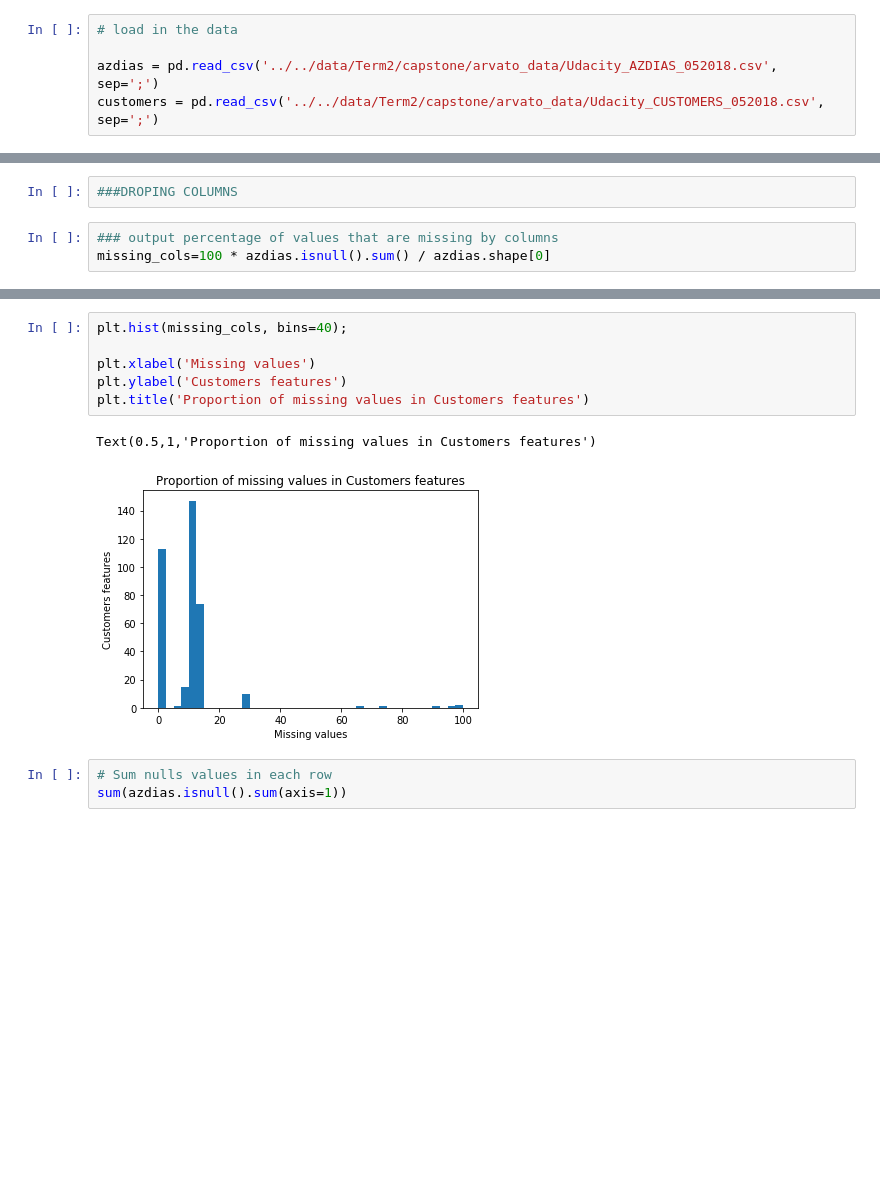
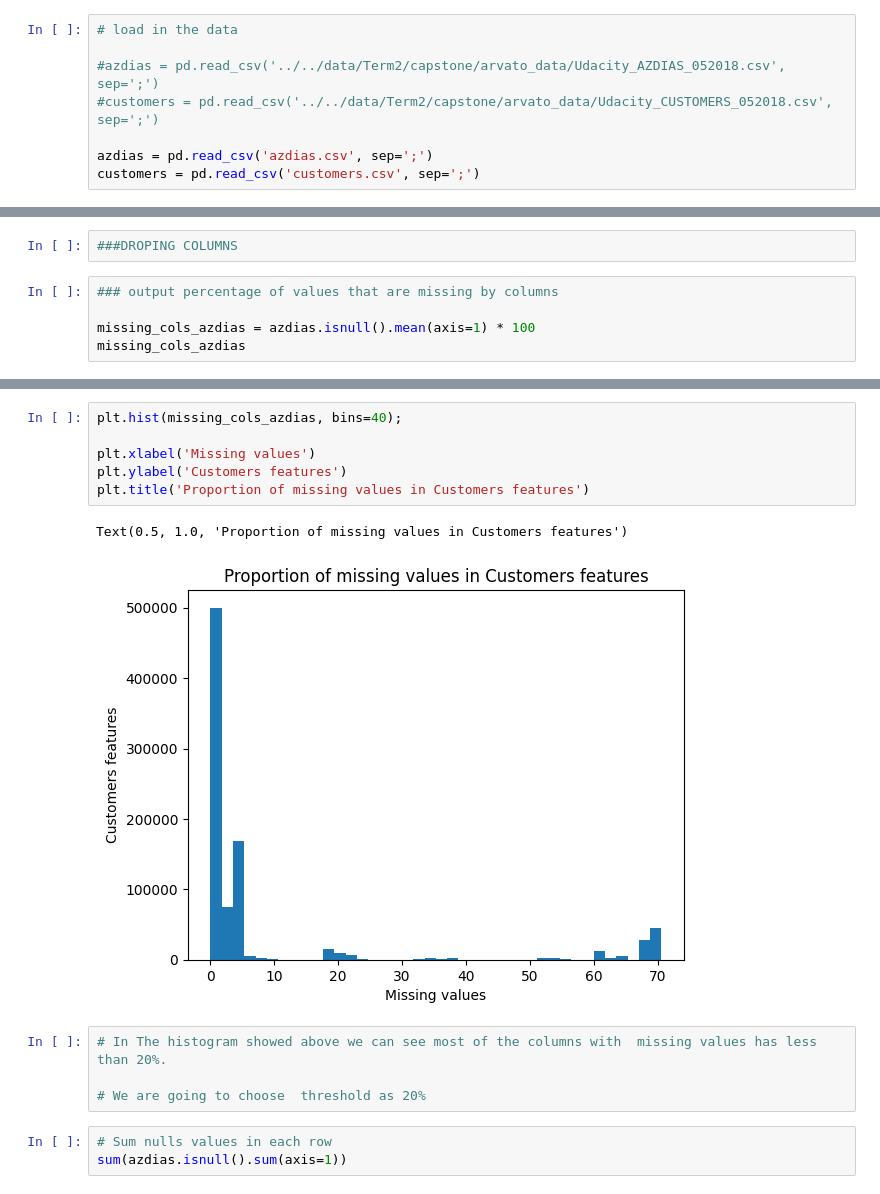
Before and after one commit to olgaferro/Bertelsmann-Arvato-Project, a Jupyter notebook: Arvato Project Workbook.ipynb, the cells around one changed output, grey strips where cells are left out. Saved outputs shown, nothing was run; the diff lists cells and outputs as text; blank space fills up the shorter version.

```diff
--- a/Arvato Project Workbook.ipynb
+++ b/Arvato Project Workbook.ipynb
@@ -51,6 +66,9 @@ You'll notice when the data is loaded in that a warning message will immediately
 # %%
 # load in the data
 
-azdias = pd.read_csv('../../data/Term2/capstone/arvato_data/Udacity_AZDIAS_052018.csv', sep=';')
-customers = pd.read_csv('../../data/Term2/capstone/arvato_data/Udacity_CUSTOMERS_052018.csv', sep=';')
+#azdias = pd.read_csv('../../data/Term2/capstone/arvato_data/Udacity_AZDIAS_052018.csv', sep=';')
+#customers = pd.read_csv('../../data/Term2/capstone/arvato_data/Udacity_CUSTOMERS_052018.csv', sep=';')
+
+azdias = pd.read_csv('azdias.csv', sep=';')
+customers = pd.read_csv('customers.csv', sep=';')
 # %%
@@ -275,4 +318,6 @@ print(n_no_missing_columns)
 ###DROPING COLUMNS
 # %%
 ### output percentage of values that are missing by columns
-missing_cols=100 * azdias.isnull().sum() / azdias.shape[0]
+
+missing_cols_azdias = azdias.isnull().mean(axis=1) * 100
+missing_cols_azdias
@@ -279,12 +337,16 @@ missing_cols=100 * azdias.isnull().sum() / azdias.shape[0]
 # %%
-plt.hist(missing_cols, bins=40);
+plt.hist(missing_cols_azdias, bins=40);
 
 plt.xlabel('Missing values')
 plt.ylabel('Customers features')
 plt.title('Proportion of missing values in Customers features')
 # %% [output]
-Text(0.5,1,'Proportion of missing values in Customers features')
+Text(0.5, 1.0, 'Proportion of missing values in Customers features')
-[figure, old version]
+[figure, new version]
+# %%
+# In The histogram showed above we can see most of the columns with  missing values has less than 20%.
+
+# We are going to choose  threshold as 20%
 # %%
 # Sum nulls values in each row
 sum(azdias.isnull().sum(axis=1))
```
Also changed, not shown: parts of 170 cells of this notebook, 1 other file.
